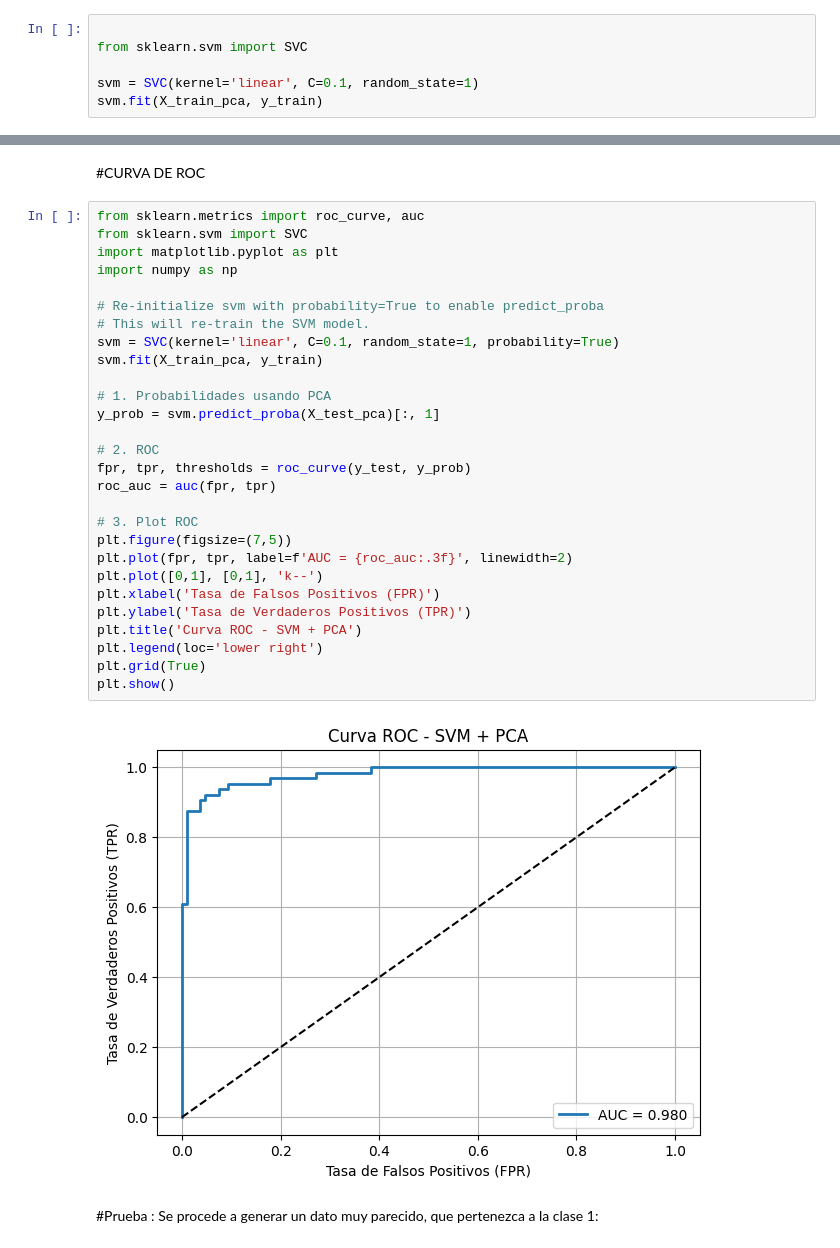
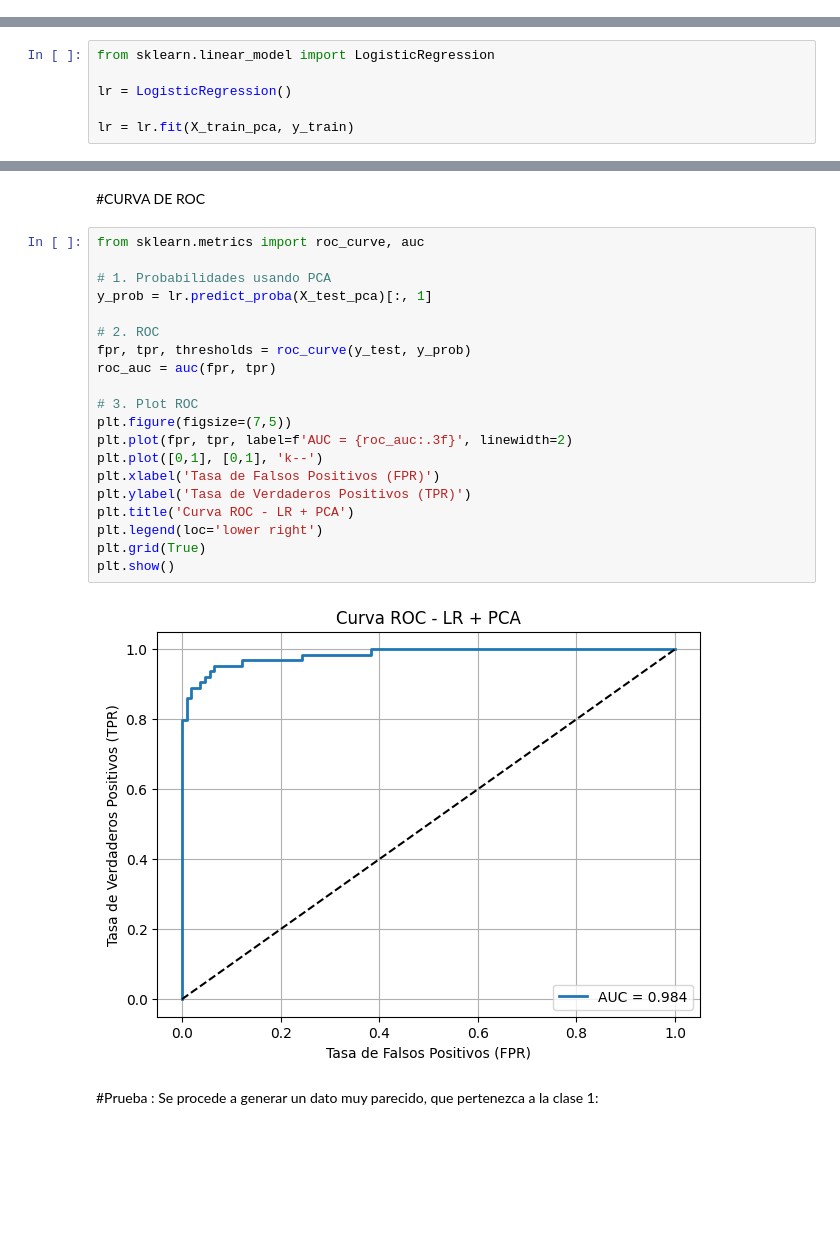
Before and after one commit to MiguelAngeloTr/Aprendizaje_Automatico, a Jupyter notebook: SEMANA_6/TAREA_5/MODELO_1_3_COMPONENTES.ipynb, the cells around one changed output, grey strips where cells are left out. Drawn from its saved outputs; the diff is of its cells as text; blank space fills up the shorter version.

```diff
--- a/SEMANA_6/TAREA_5/MODELO_1_3_COMPONENTES.ipynb
+++ b/SEMANA_6/TAREA_5/MODELO_1_3_COMPONENTES.ipynb
@@ -388,6 +385,0 @@ SVM
-# %%
-
-from sklearn.svm import SVC
-
-svm = SVC(kernel='linear', C=0.1, random_state=1)
-svm.fit(X_train_pca, y_train)
@@ -396,3 +388,9 @@ SVC(C=0.1, kernel='linear', random_state=1)
+# %%
+from sklearn.linear_model import LogisticRegression
+
+lr = LogisticRegression()
+
+lr = lr.fit(X_train_pca, y_train)
 # %%
 X.var()
 # %% [output]
@@ -546,34 +544,26 @@ El valor de especificidad (especificity) es: 0.972
 #CURVA DE ROC
 # %%
 from sklearn.metrics import roc_curve, auc
-from sklearn.svm import SVC
-import matplotlib.pyplot as plt
-import numpy as np
-
-# Re-initialize svm with probability=True to enable predict_proba
-# This will re-train the SVM model.
-svm = SVC(kernel='linear', C=0.1, random_state=1, probability=True)
-svm.fit(X_train_pca, y_train)
 
 # 1. Probabilidades usando PCA
-y_prob = svm.predict_proba(X_test_pca)[:, 1]
+y_prob = lr.predict_proba(X_test_pca)[:, 1]
 
 # 2. ROC
 fpr, tpr, thresholds = roc_curve(y_test, y_prob)
 roc_auc = auc(fpr, tpr)
 
 # 3. Plot ROC
 plt.figure(figsize=(7,5))
 plt.plot(fpr, tpr, label=f'AUC = {roc_auc:.3f}', linewidth=2)
 plt.plot([0,1], [0,1], 'k--')
 plt.xlabel('Tasa de Falsos Positivos (FPR)')
 plt.ylabel('Tasa de Verdaderos Positivos (TPR)')
-plt.title('Curva ROC - SVM + PCA')
+plt.title('Curva ROC - LR + PCA')
 plt.legend(loc='lower right')
 plt.grid(True)
 plt.show()
 # %% [output]
-[figure, old version]
+[figure, new version]
 # %% [markdown]
 #Prueba :
 Se procede a generar un dato muy parecido, que pertenezca a la clase 1:
```
Also changed, not shown: parts of 12 cells of this notebook.
